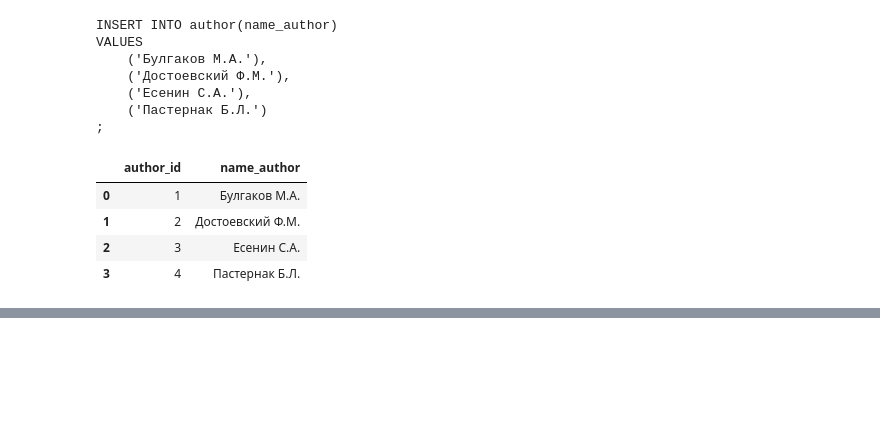
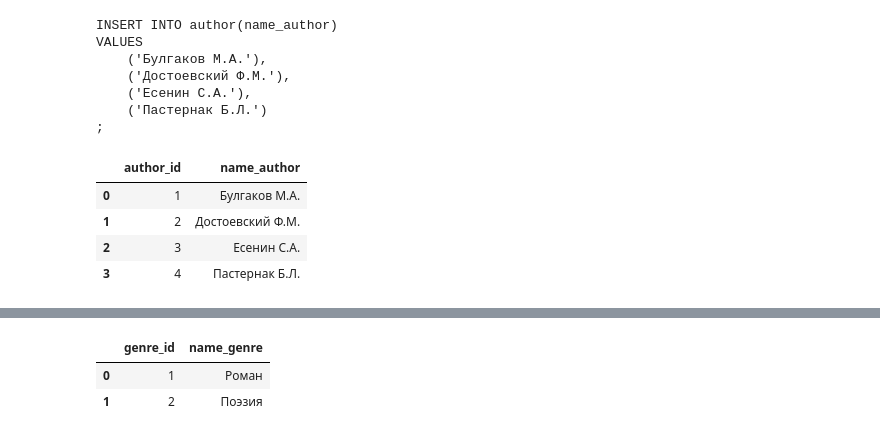
Before and after one commit to dinarsadykow/cv_hw, a Jupyter notebook: Stepik_SQL_HW.ipynb, the cells around one changed output, grey strips where cells are left out. Drawn from its saved outputs; the diff is of its cells as text; code cells hidden in the pictures; blank space fills up the shorter version.

```diff
--- a/Stepik_SQL_HW.ipynb
+++ b/Stepik_SQL_HW.ipynb
@@ -1187,0 +1576,17 @@ root
+# %%
+t7 = """1	Роман
+2	Поэзия"""
+
+df_pd10 = pd.DataFrame( [
+            [y.strip() for y in x \
+                .split("\t")] for x in t7.split('\n')] )
+
+df_pd10.columns = 'genre_id	name_genre'.split('\t')
+for col in [x for x in df_pd10.columns if '_id' in x]:
+  df_pd10[col] = df_pd10[col].astype('int64')
+
+df_pd10
+# %% [output]
+|  | genre_id | name_genre |
+| 0 | 1 | Роман |
+| 1 | 2 | Поэзия |
```
Also changed, not shown: parts of 15 cells of this notebook.
